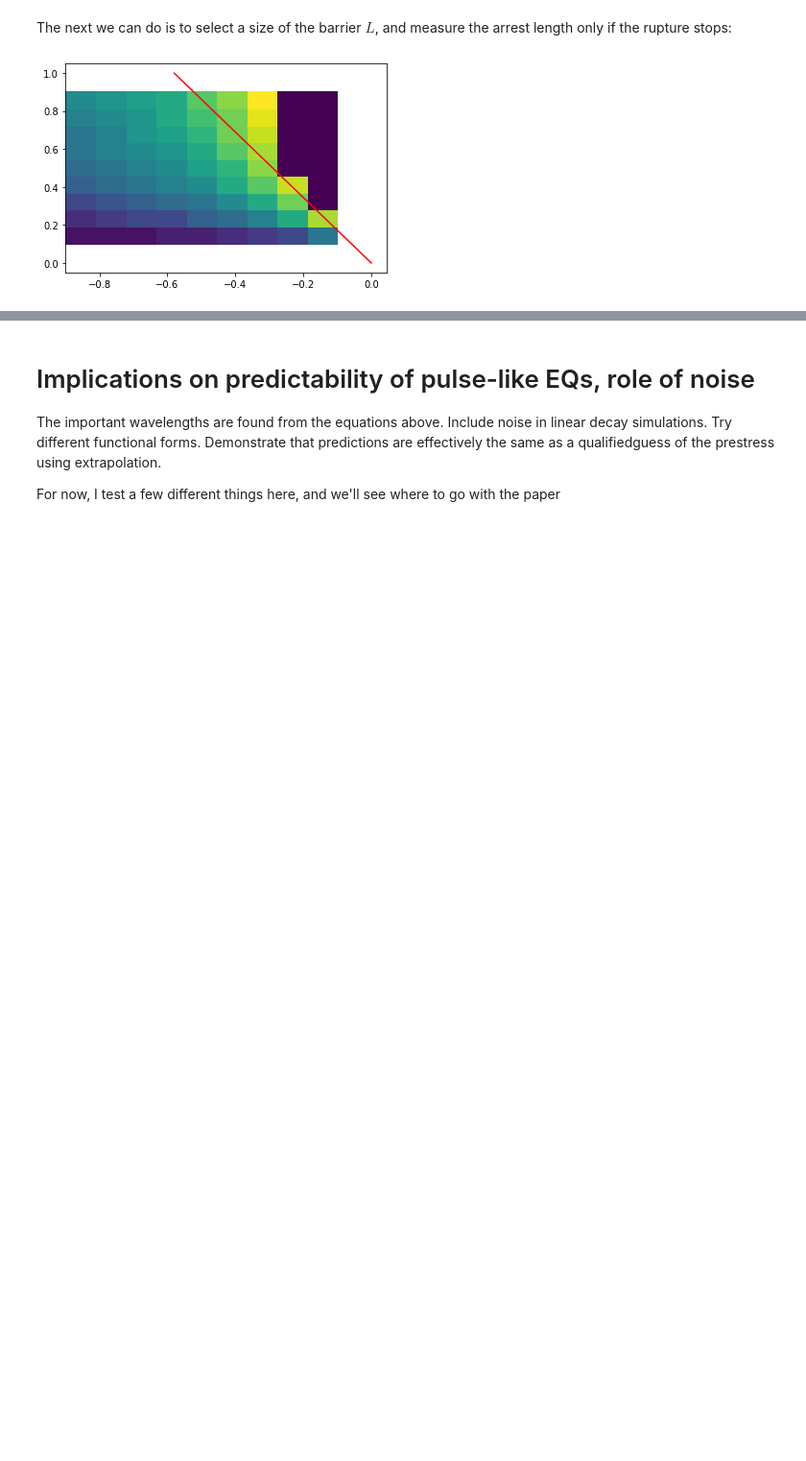
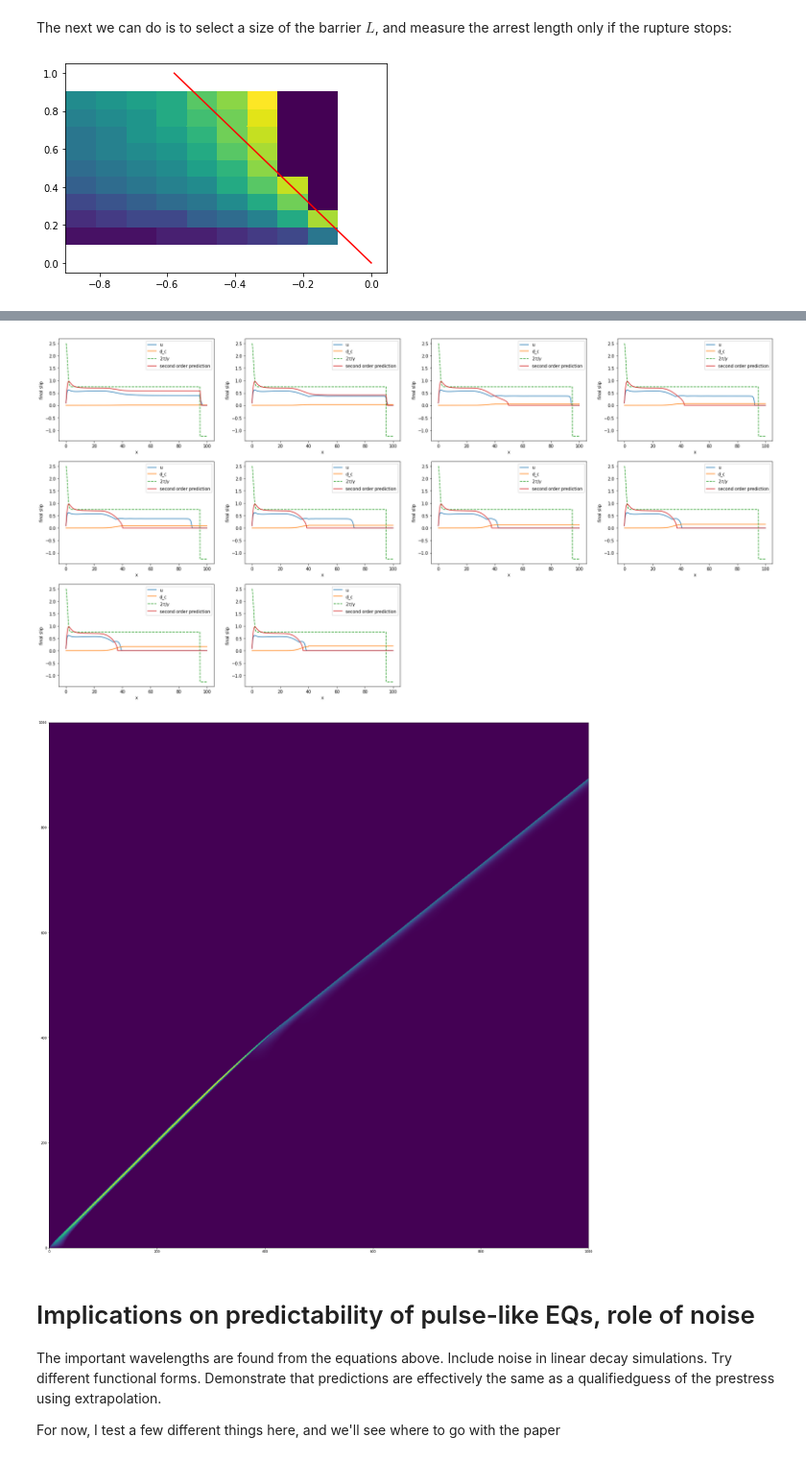
Before and after one commit to kjetilthogersen/1D-rupture, a Jupyter notebook: pulsePaper.ipynb, the cells around one changed output, grey strips where cells are left out. Shown at 96% size. Saved outputs shown, nothing was run; the diff lists cells and outputs as text; code cells hidden in the pictures; blank space fills up the shorter version.

```diff
--- a/pulsePaper.ipynb
+++ b/pulsePaper.ipynb
@@ -36,16 +36,20 @@ def PulsePrediction(startPos,u,x,tau,gamma,dc=0):
     if len([dc])==1:
         dc = dc*np.ones(np.size(x))
 
-
     for i in range(startPos+1,len(x)):
         dx = x[i]-x[i-1]
         u_pred[i] = u_pred[i-1] + (tau[i-1] - .5*gamma*u_pred[i-1])*dx
 
         #Fracture energy mod:
+#       if u_pred[i-1]<dc[i-1]:
+#            u_pred[i] = u_pred[i] - (1 - .5*(1-u_pred[i-1]/(2*dc[i-1])))*dx
+#        else:
+#            u_pred[i] = u_pred[i] - .5*dc[i-1]/(u_pred[i-1])*dx
+
         if u_pred[i-1]<dc[i-1]:
-            u_pred[i] = u_pred[i] - .5*(1-u_pred[i-1]/(2*dc[i-1]))*dx
+            u_pred[i] = u_pred[i] - (1 - .5*(1-u_pred[i-1]/(2*dc[i-1])))*dx
         else:
-            u_pred[i] = u_pred[i] -  .5*dc[i-1]/(2*u_pred[i-1])*dx
+            u_pred[i] = u_pred[i] - .5*np.sqrt(dc[i-1])/(np.sqrt(u_pred[i-1]))*dx
 
 
     # Prediction of arrest where u_pred<0
@@ -605,3 +646,32 @@ plt.show()
+# %%
+# Plot final slip
+plt.figure(figsize=(30,15))
+for runInd in range(N_runs):
+
+    # calculate prediction:
+    u_pred = PulsePrediction(startPos = 0, u = dataBarrier[runInd]['u'], x = dataBarrier[runInd]['x'],tau = dataBarrier[runInd]['tau'], gamma = dataBarrier[runInd]['gamma'],dc = dataBarrier[runInd]['frictionLaw'].dc)
+
+    plt.subplot(3,int(np.ceil(N_runs/3)),runInd+1)
+    plt.plot(dataBarrier[runInd]['x'],dataBarrier[runInd]['u'][:,-1],label='u')
+    plt.plot(dataBarrier[runInd]['x'],dataBarrier[runInd]['frictionLaw'].dc,label='d_c')
+
+    plt.plot(dataBarrier[runInd]['x'],2*dataBarrier[runInd]['tau']/dataBarrier[runInd]['gamma'],label='$2\\tau/\\gamma$',linestyle='--')
+    plt.plot(dataBarrier[runInd]['x'],u_pred,label='second order prediction',linestyle='-')
+
+    plt.xlabel('x')
+    plt.ylabel('final slip')
+
+    plt.legend()
+plt.show()
+
+
+plt.figure(figsize=(30,30))
+plt.pcolor(dataBarrier[4]['v'])
+plt.show()
+# TODO: PLot the prediction of arrest in the same figure
+# %% [output]
+[figure, added]
+[figure, added]
 # %% [markdown]
 # Implications on predictability of pulse-like EQs, role of noise
 
```
Also changed, not shown: parts of 5 cells of this notebook.
